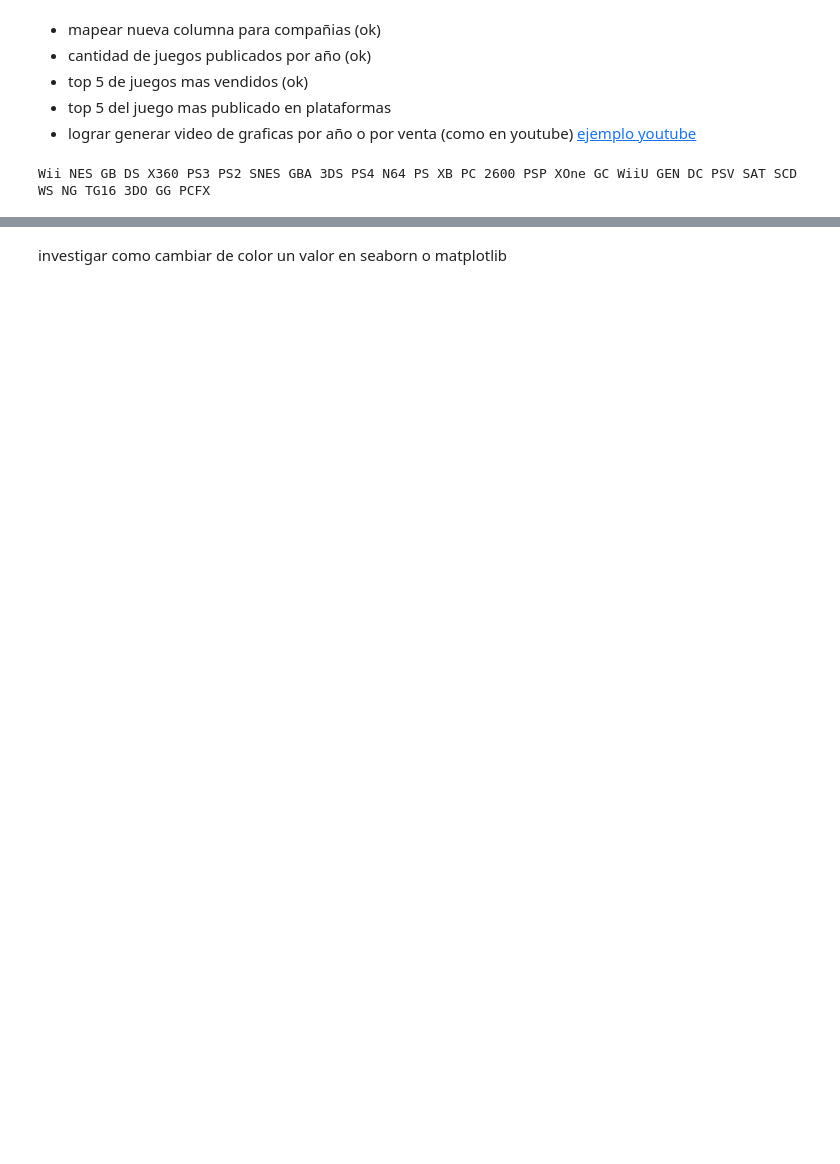
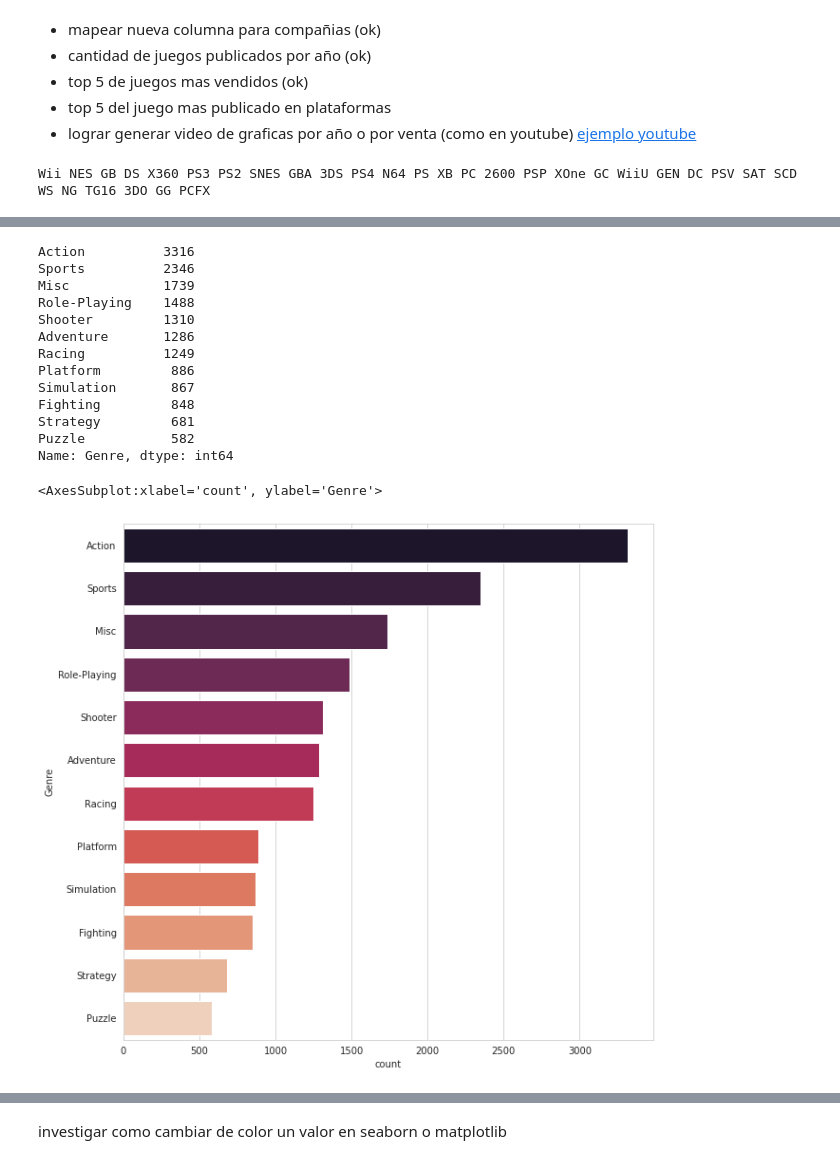
Before and after one commit to Gapcroz/Videogame-Sales-Analysis-, a Jupyter notebook: videogames_sales/vg_sales.ipynb, the cells around one changed output, grey strips where cells are left out. Drawn from its saved outputs; the diff is of its cells as text; code cells hidden in the pictures; blank space fills up the shorter version.

```diff
--- a/videogames_sales/vg_sales.ipynb
+++ b/videogames_sales/vg_sales.ipynb
@@ -238,0 +282,22 @@ vgs["Year"].value_counts(ascending=True).plot.barh(figsize=(20,20));
+# %%
+# verify top 5 best genre sellers
+genero = vgs["Genre"].value_counts()
+print(genero)
+fig = plt.figure(figsize=(10,10))
+sns.countplot(data=vgs, y= "Genre", palette= "rocket", order= genero.index)
+# %% [output]
+Action          3316
+Sports          2346
+Misc            1739
+Role-Playing    1488
+Shooter         1310
+Adventure       1286
+Racing          1249
+Platform         886
+Simulation       867
+Fighting         848
+Strategy         681
+Puzzle           582
+Name: Genre, dtype: int64
+<AxesSubplot:xlabel='count', ylabel='Genre'>
+[figure, added]
```
Also changed, not shown: parts of 13 cells of this notebook.
